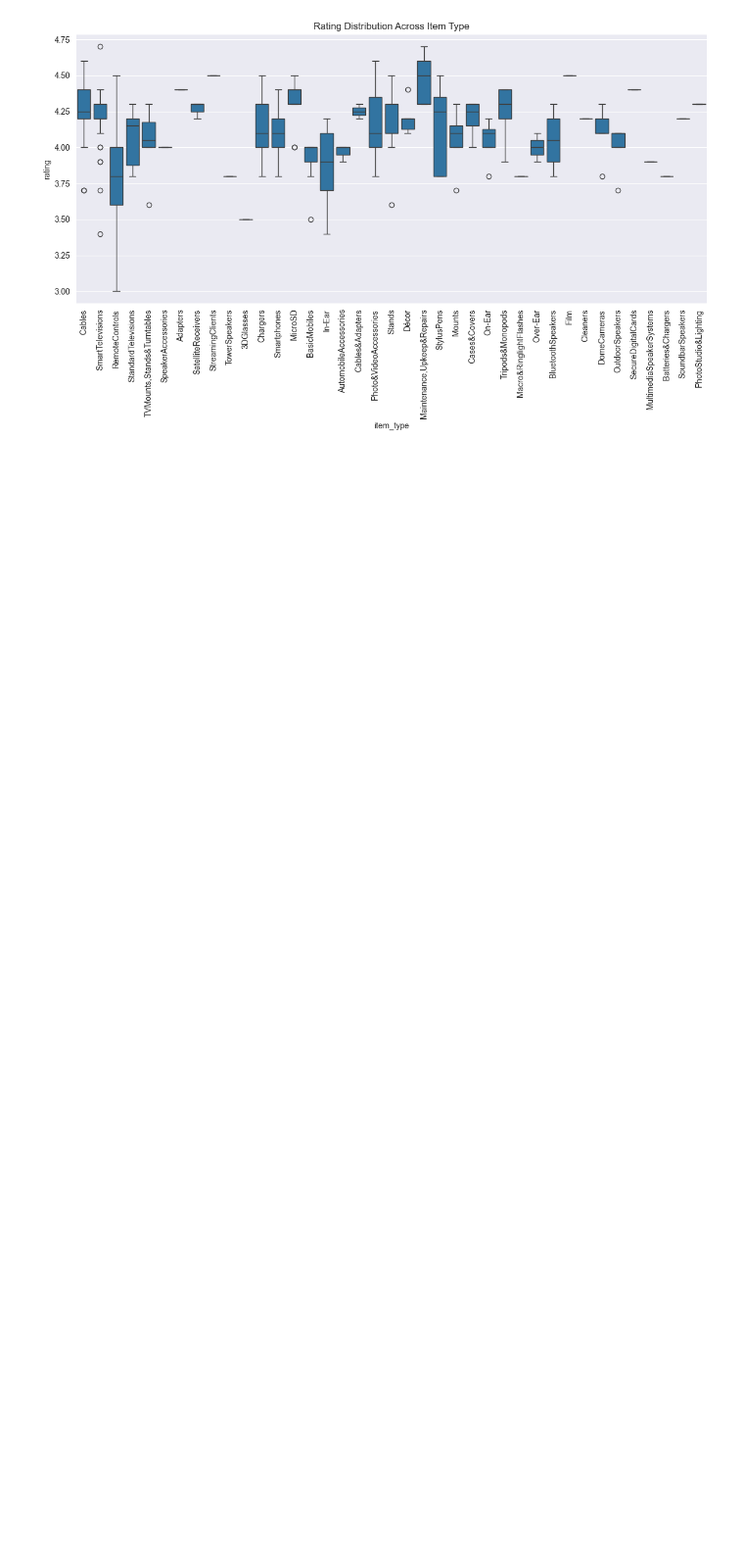
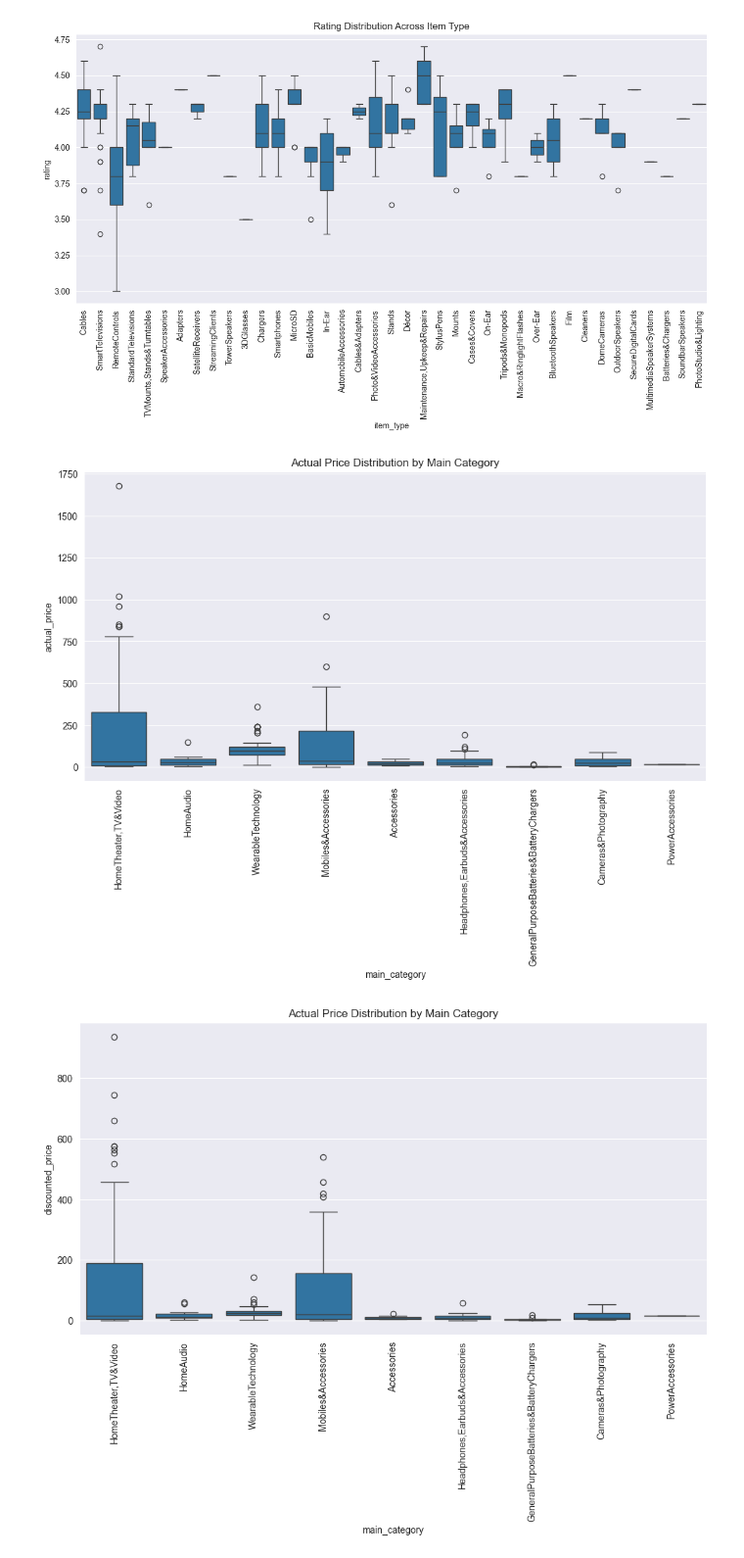
Before and after one commit to anthonyvann/eCommerce-Dataset-Analysis, a Jupyter notebook: EDA.ipynb, the cells around one changed output. Shown at 98% size. Cells and saved outputs as stored; diff of their text form; code cells hidden in the pictures; blank space fills up the shorter version.

```diff
--- a/EDA.ipynb
+++ b/EDA.ipynb
@@ -641,3 +631,39 @@ for category in ['main_category', 'sub_category', 'item_type']:
 [figure]
 [figure]
 [figure]
+# %%
+def categorical_bivariate_analysis(data: pd.DataFrame, categorical_variable: str):
+    """
+    Function to visualize the relationship between categorical variables and the identified continuous variables.
+    Boxplots are created for the categorical variable against 'actual_price' and 'discounted_amount'.
+    A Barplot is created for the categorical variable against the aggregated mean of 'rating_count'
+
+    :param data: DataFrame containing the electronics dataset.
+    :param categorical_variable: Column name of the dataset representing the categorical variable.
+    """
+    # Boxplot for categorical_variable vs 'actual_price'
+    plt.figure(figsize=(12, 6))
+    sns.boxplot(x=categorical_variable, y='actual_price', data=data)
+    plt.title(f"Actual Price Distribution by {categorical_variable.replace('_', ' ').title()}")
+    plt.xticks(rotation=90)
+    plt.show()
+
+    # Boxplot for categorical_variable vs 'discounted_price'
+    plt.figure(figsize=(12, 6))
+    sns.boxplot(x=categorical_variable, y='discounted_price', data=data)
+    plt.title(f"Actual Price Distribution by {categorical_variable.replace('_', ' ').title()}")
+    plt.xticks(rotation=90)
+    plt.show()
+
+    # Barplot for categorical_variable vs 'rating_count' (aggregated as mean)
+    mean_rating_count_by_category = data.groupby(categorical_variable)['rating_count'].mean().reset_index()
+    plt.figure(figsize=(12, 6))
+    sns.barplot(x=categorical_variable, y='rating_count', data=mean_rating_count_by_category)
+    plt.xticks(rotation=90)
+    plt.show()
+# %%
+# Examine the relationship between `main_category` and identified continuous variables
+categorical_bivariate_analysis(data=data, categorical_variable='main_category')
+# %% [output]
+[figure, added]
+[figure, added]
```
Also changed, not shown: parts of 10 cells of this notebook.
